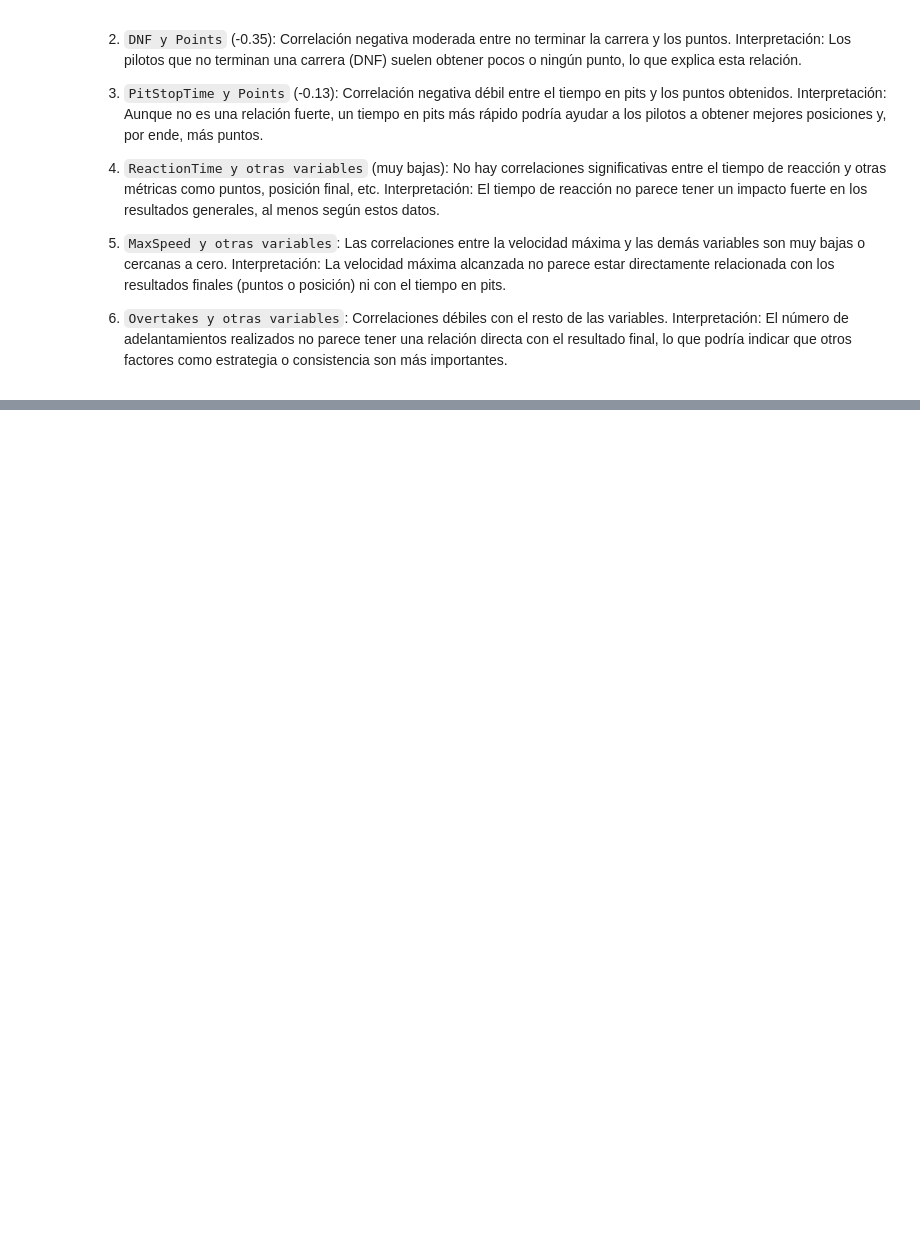
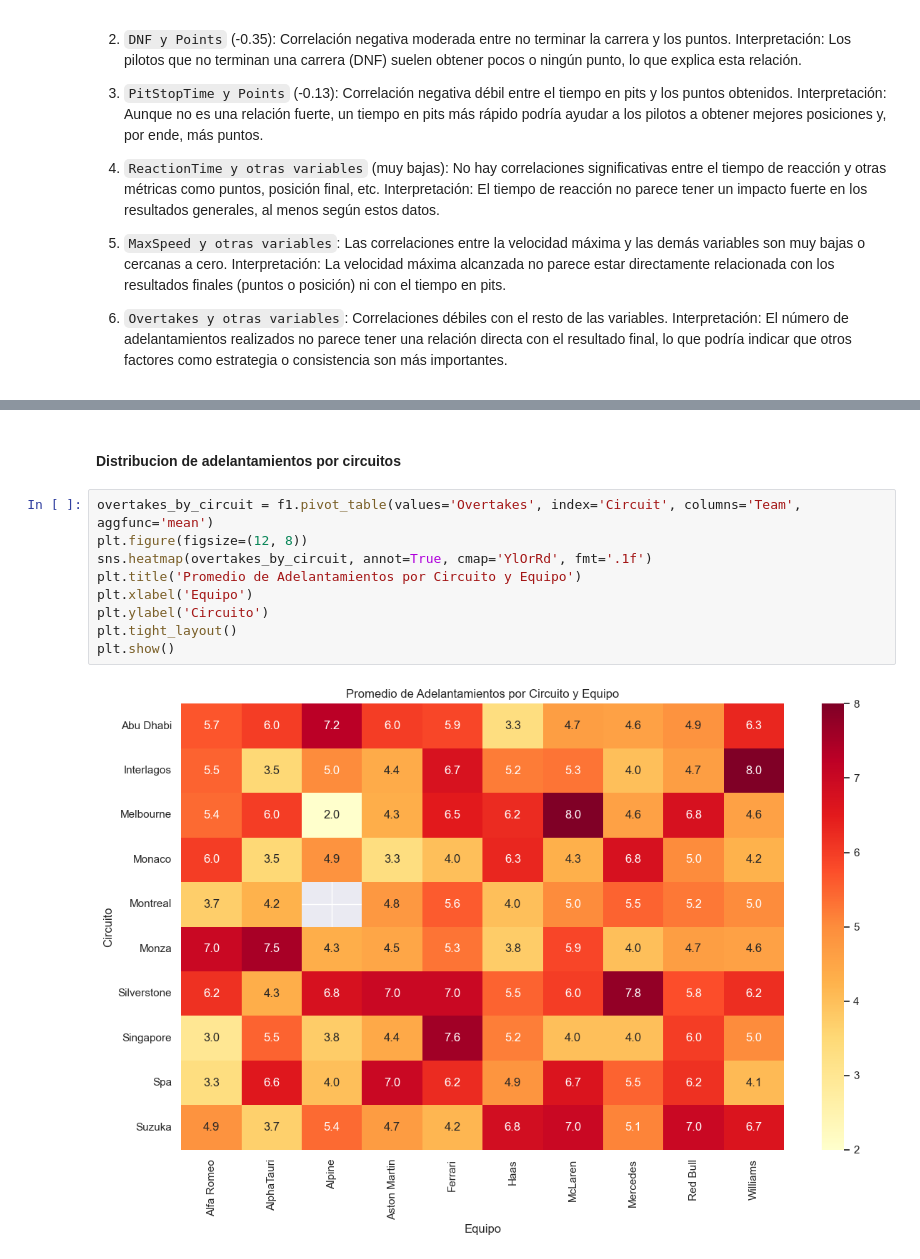
Before and after one commit to JabelResendiz/F1StatsLab, a Jupyter notebook: formula1/f1.ipynb, the cells around one changed output, grey strips where cells are left out. Cells and saved outputs as stored; diff of their text form; blank space fills up the shorter version.

```diff
--- a/formula1/f1.ipynb
+++ b/formula1/f1.ipynb
@@ -546,0 +608,13 @@ Interpretación: El número de adelantamientos realizados no parece tener una re
+# %% [markdown]
+#### Distribucion de adelantamientos por circuitos
+# %%
+overtakes_by_circuit = f1.pivot_table(values='Overtakes', index='Circuit', columns='Team', aggfunc='mean')
+plt.figure(figsize=(12, 8))
+sns.heatmap(overtakes_by_circuit, annot=True, cmap='YlOrRd', fmt='.1f')
+plt.title('Promedio de Adelantamientos por Circuito y Equipo')
+plt.xlabel('Equipo')
+plt.ylabel('Circuito')
+plt.tight_layout()
+plt.show()
+# %% [output]
+[figure, added]
```
Also changed, not shown: parts of 15 cells of this notebook, 1 other file.
